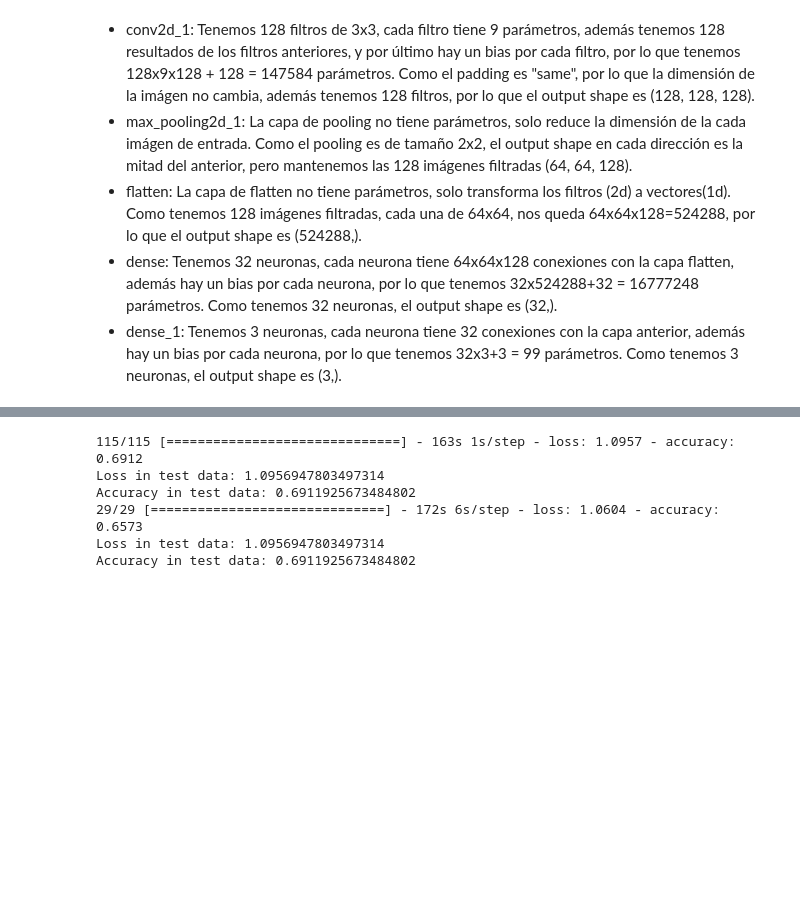
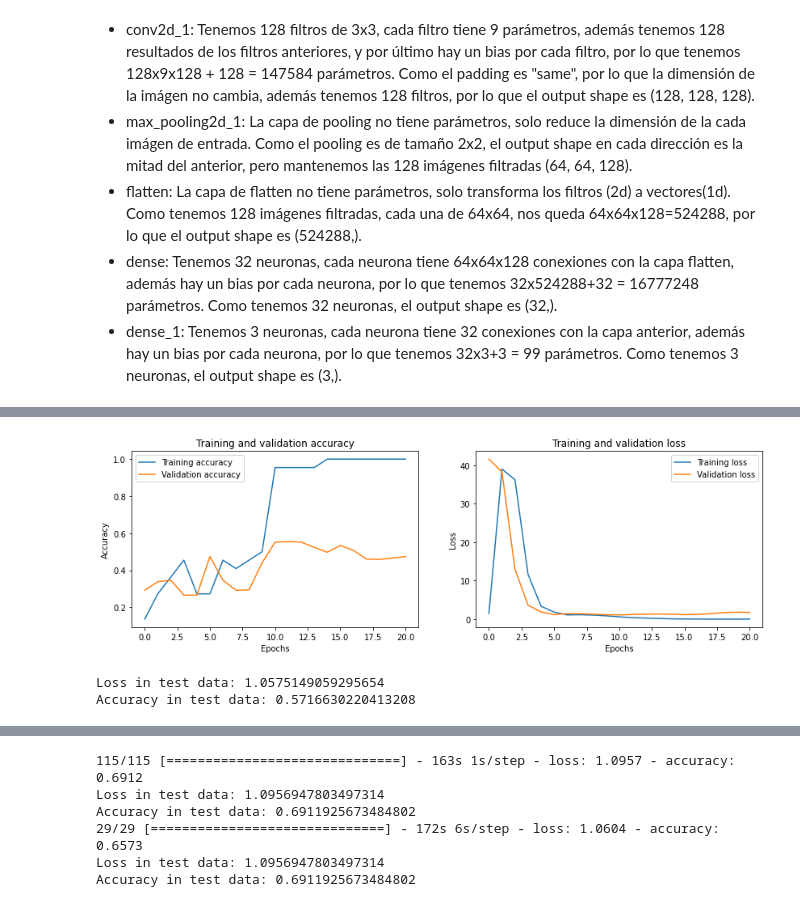
Before and after one commit to Taz-Ricardo/inf395_hw2, a Jupyter notebook: preg_1/Grape_disease_detection.ipynb, the cells around one changed output, grey strips where cells are left out. Saved outputs shown, nothing was run; the diff lists cells and outputs as text; code cells hidden in the pictures; blank space fills up the shorter version.

```diff
--- a/preg_1/Grape_disease_detection.ipynb
+++ b/preg_1/Grape_disease_detection.ipynb
@@ -332,13 +360,14 @@ Preguntas: ¿Por qué preferimos medir crossentropy y no por ejemplo MSE en este
 # %%
-# inputs = Input(shape=X_train.shape[1:])
-# num_classes = 4
+inputs = Input(shape=X_train.shape[1:])
+num_classes = 4
 
-# # build the model
-# model = baseline_model(inputs,num_classes)
+# build the model
+model = baseline_model(inputs,num_classes)
 
-# model.compile(loss='categorical_crossentropy', optimizer='adam', metrics=['accuracy'])
+model.compile(loss='categorical_crossentropy', optimizer='adam', metrics=['accuracy'])
 
-# my_callbacks = [History(), EarlyStopping(patience=10, min_delta=0.01, monitor='val_accuracy', mode="max", restore_best_weights = True)]
+my_callbacks = [History(), EarlyStopping(patience=10, min_delta=0.01, monitor='val_accuracy', mode="max", restore_best_weights = True)]
 
-# # Fit the model
-# history = model.fit(X_train, y_train, validation_data=(X_val, y_val), epochs=200, batch_size=300, callbacks=my_callbacks)
+# Fit the model
+with tf.device("/CPU:0"):
+    history = model.fit(X_train, y_train, validation_data=(X_val, y_val), epochs=200, batch_size=300, callbacks=my_callbacks)
@@ -345,19 +392,21 @@ Preguntas: ¿Por qué preferimos medir crossentropy y no por ejemplo MSE en este
 # %%
-# plt.rcParams["figure.figsize"]=[14,4]
-# plt.subplot(1, 2, 1)
-# plt.plot(history.history['accuracy'], label="Training accuracy")
-# plt.plot(history.history['val_accuracy'], label="Validation accuracy")
-# plt.title('Training and validation accuracy')
-# plt.xlabel('Epochs')
-# plt.ylabel('Accuracy')
-# plt.legend()
+plt.rcParams["figure.figsize"]=[14,4]
+plt.subplot(1, 2, 1)
+plt.plot(history.history['accuracy'], label="Training accuracy")
+plt.plot(history.history['val_accuracy'], label="Validation accuracy")
+plt.title('Training and validation accuracy')
+plt.xlabel('Epochs')
+plt.ylabel('Accuracy')
+plt.legend()
 
-# plt.subplot(1, 2, 2)
-# plt.plot(history.history['loss'], label="Training loss")
-# plt.plot(history.history['val_loss'], label="Validation loss")
-# plt.title('Training and validation loss')
-# plt.xlabel('Epochs')
-# plt.ylabel('Loss')
-# plt.legend()
-# plt.show()
+plt.subplot(1, 2, 2)
+plt.plot(history.history['loss'], label="Training loss")
+plt.plot(history.history['val_loss'], label="Validation loss")
+plt.title('Training and validation loss')
+plt.xlabel('Epochs')
+plt.ylabel('Loss')
+plt.legend()
+plt.show()
+# %% [output]
+[figure, added]
 # %%
@@ -366,5 +416,8 @@ Preguntas: ¿Por qué preferimos medir crossentropy y no por ejemplo MSE en este
 # %%
-# print(f'Loss in test data: {test_loss}\nAccuracy in test data: {test_acc}')
+print(f'Loss in test data: {test_loss}\nAccuracy in test data: {test_acc}')
+# %% [output]
+Loss in test data: 1.0575149059295654
+Accuracy in test data: 0.5716630220413208
 # %% [markdown]
 ## 1.d Parámetros de la capa Convolucional
 
```
Also changed, not shown: parts of 46 cells of this notebook, 22 other files.
